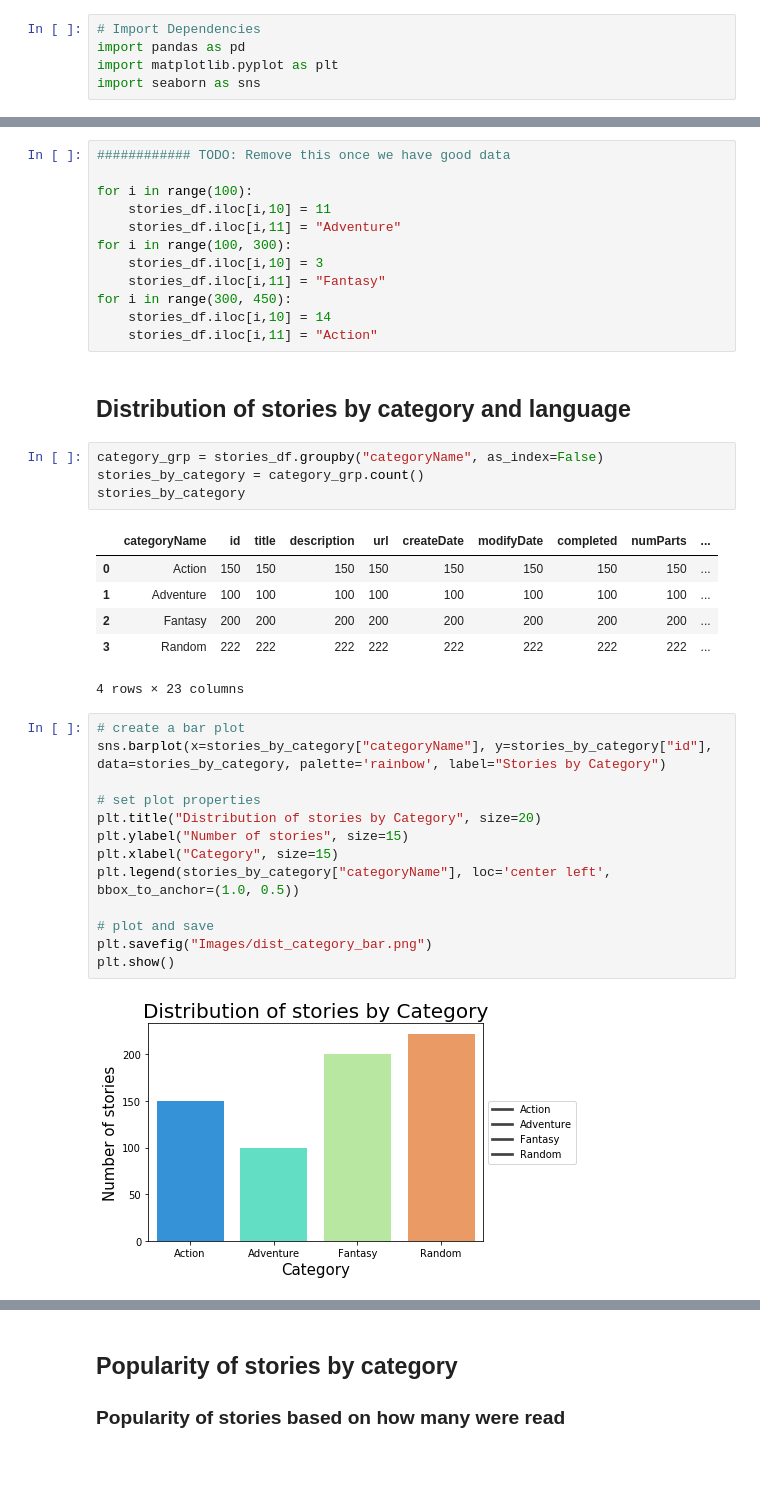
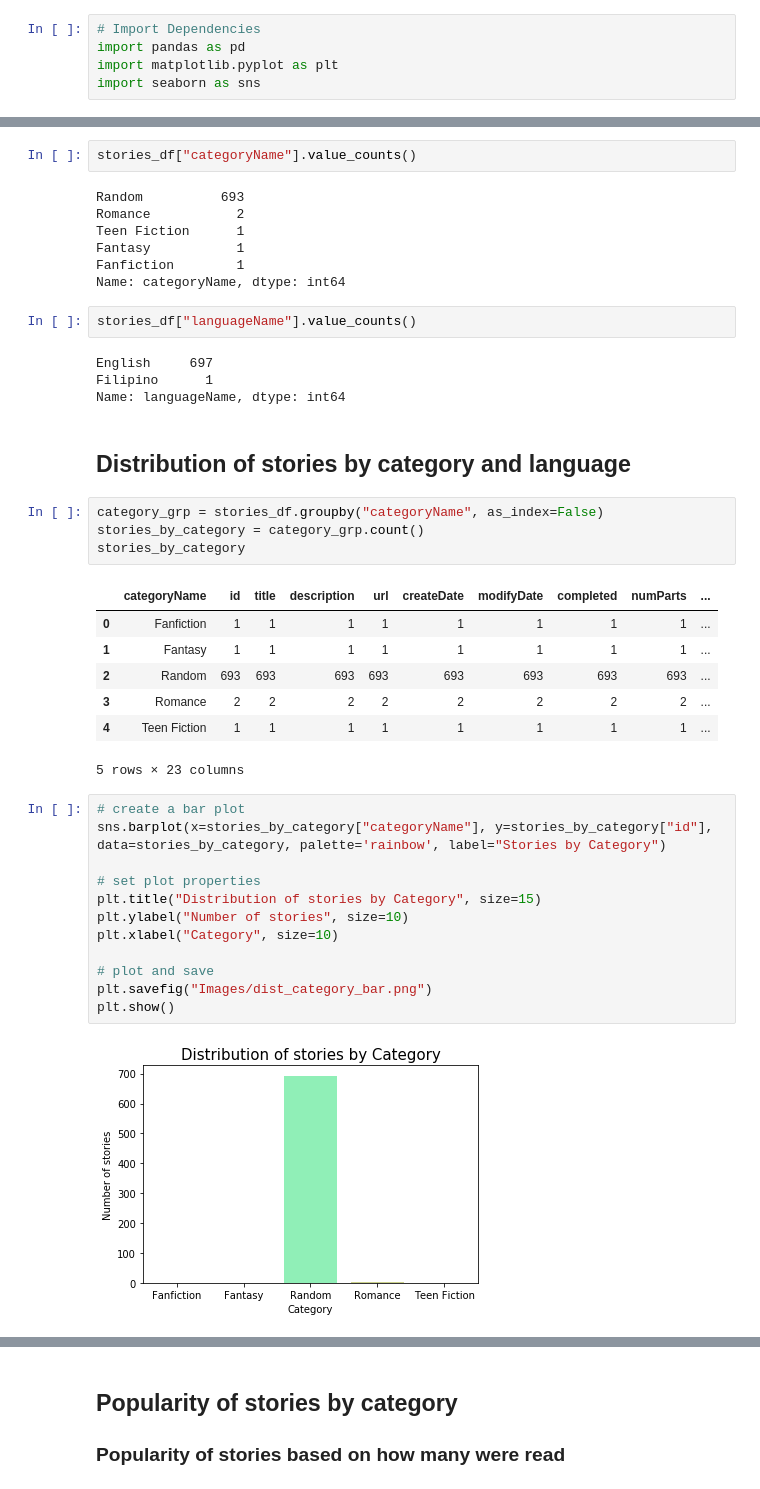
Before and after one commit to rupalimayekar/ProjectWattpad, a Jupyter notebook: WattpadAnalysis.ipynb, the cells around one changed output, grey strips where cells are left out. Cells and saved outputs as stored; diff of their text form; blank space fills up the shorter version.

```diff
--- a/WattpadAnalysis.ipynb
+++ b/WattpadAnalysis.ipynb
@@ -62,15 +21,18 @@ memory usage: 107.0+ KB
-# %%
-############ TODO: Remove this once we have good data
-
-for i in range(100):
-    stories_df.iloc[i,10] = 11
-    stories_df.iloc[i,11] = "Adventure"
-for i in range(100, 300):
-    stories_df.iloc[i,10] = 3
-    stories_df.iloc[i,11] = "Fantasy"
-for i in range(300, 450):
-    stories_df.iloc[i,10] = 14
-    stories_df.iloc[i,11] = "Action"
+# %%
+stories_df["categoryName"].value_counts()
+# %% [output]
+Random          693
+Romance           2
+Teen Fiction      1
+Fantasy           1
+Fanfiction        1
+Name: categoryName, dtype: int64
+# %%
+stories_df["languageName"].value_counts()
+# %% [output]
+English     697
+Filipino      1
+Name: languageName, dtype: int64
 # %% [markdown]
 ## Distribution of stories by category and language
 # %%
@@ -79,26 +41,26 @@ stories_by_category = category_grp.count()
 stories_by_category
 # %% [output]
 |  | categoryName | id | title | description | url | createDate | modifyDate | completed | numParts | ... |
-| 0 | Action | 150 | 150 | 150 | 150 | 150 | 150 | 150 | 150 | ... |
-| 1 | Adventure | 100 | 100 | 100 | 100 | 100 | 100 | 100 | 100 | ... |
-| 2 | Fantasy | 200 | 200 | 200 | 200 | 200 | 200 | 200 | 200 | ... |
-| 3 | Random | 222 | 222 | 222 | 222 | 222 | 222 | 222 | 222 | ... |
+| 0 | Fanfiction | 1 | 1 | 1 | 1 | 1 | 1 | 1 | 1 | ... |
+| 1 | Fantasy | 1 | 1 | 1 | 1 | 1 | 1 | 1 | 1 | ... |
+| 2 | Random | 693 | 693 | 693 | 693 | 693 | 693 | 693 | 693 | ... |
+| 3 | Romance | 2 | 2 | 2 | 2 | 2 | 2 | 2 | 2 | ... |
+| 4 | Teen Fiction | 1 | 1 | 1 | 1 | 1 | 1 | 1 | 1 | ... |
-4 rows × 23 columns
+5 rows × 23 columns
 # %%
 # create a bar plot
 sns.barplot(x=stories_by_category["categoryName"], y=stories_by_category["id"], data=stories_by_category, palette='rainbow', label="Stories by Category")
 
 # set plot properties
-plt.title("Distribution of stories by Category", size=20)
-plt.ylabel("Number of stories", size=15)
-plt.xlabel("Category", size=15)
-plt.legend(stories_by_category["categoryName"], loc='center left', bbox_to_anchor=(1.0, 0.5))
+plt.title("Distribution of stories by Category", size=15)
+plt.ylabel("Number of stories", size=10)
+plt.xlabel("Category", size=10)
 
 # plot and save
 plt.savefig("Images/dist_category_bar.png")
 plt.show()
 # %% [output]
-[figure, old version]
+[figure, new version]
 # %%
 # create pie chart
 plt.figure(1, figsize=(6,6))
```
Also changed, not shown: parts of 19 cells of this notebook, 15 other files.
